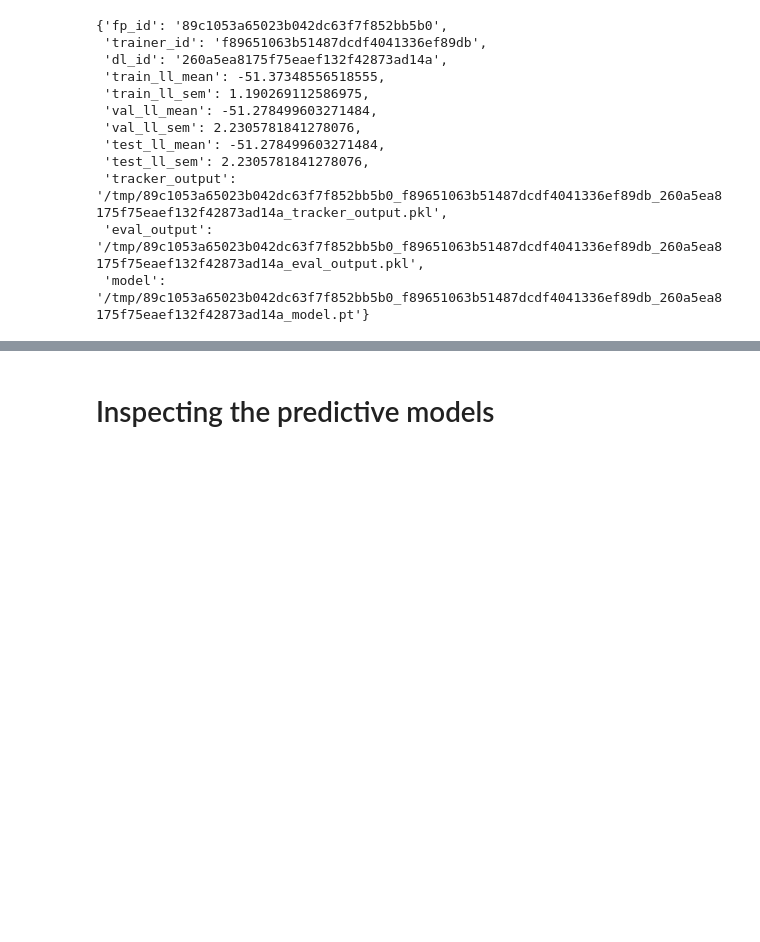
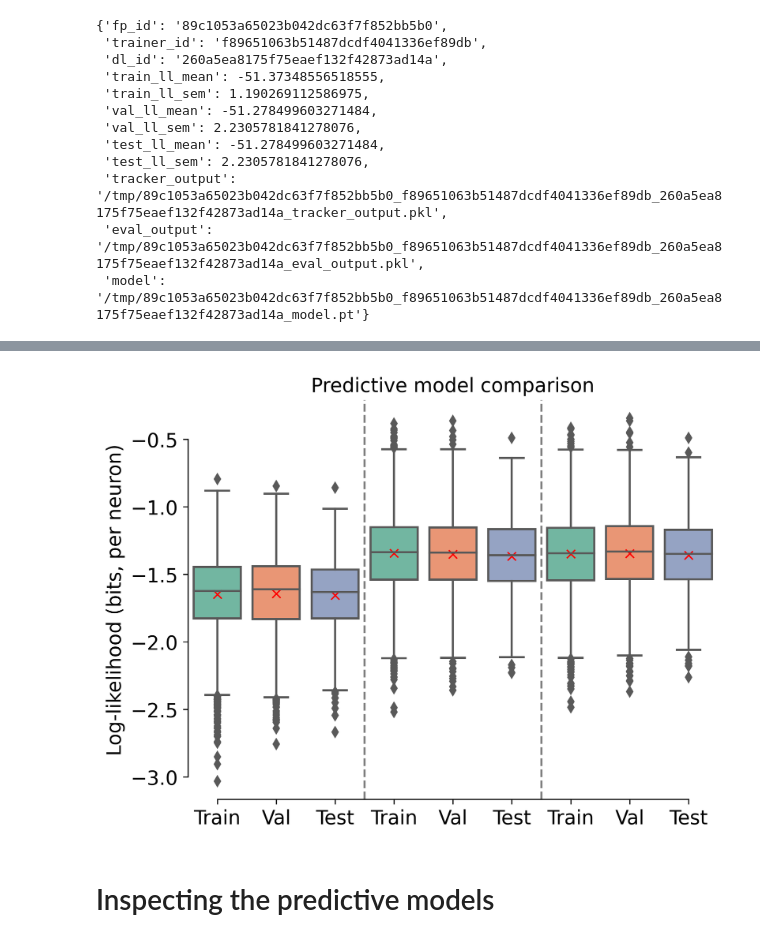
Before and after one commit to suhasshrinivasan/task-transfer, a Jupyter notebook: experiments/learning/evaluate_predictive_models.ipynb, the cells around one changed output, grey strips where cells are left out. Drawn from its saved outputs; the diff is of its cells as text; code cells hidden in the pictures; blank space fills up the shorter version.

```diff
--- a/experiments/learning/evaluate_predictive_models.ipynb
+++ b/experiments/learning/evaluate_predictive_models.ipynb
@@ -43,6 +49,7 @@ best_prior
 # %%
 best_si_model = torch.load(best_si["model"], map_location="cpu")
 best_sbv_model = torch.load(best_sbv["model"], map_location="cpu")
+best_prior_model = torch.load(best_prior["model"], map_location="cpu")
 # %%
 train_logls = [best_si["train_ll_mean"], best_sbv["train_ll_mean"], best_prior["train_ll_mean"]]
 val_logls = [best_si["val_ll_mean"], best_sbv["val_ll_mean"], best_prior["val_ll_mean"]]
@@ -65,0 +84,7 @@ ax.fill_between(x, [test_logls[i] - test_logls_sems[i] for i in range(3)][::-1],
+# %%
+train_loader, val_loader, test_loader = build_dataloaders(
+    data_fname=data_loader_args["data_fname"],
+    train_prop=data_loader_args["train_prop"],
+    val_prop=data_loader_args["val_prop"],
+    batch_size=128,
+)
@@ -66,3 +190,51 @@ ax.fill_between(x, [test_logls[i] - test_logls_sems[i] for i in range(3)][::-1],
+# %%
+data = [
+    train_lp_prior,
+    val_lp_prior,
+    test_lp_prior,
+    train_lp_si,
+    val_lp_si,
+    test_lp_si,
+    train_lp_sbv,
+    val_lp_sbv,
+    test_lp_sbv,
+]
+labels = [
+    "Train",
+    "Val",
+    "Test",
+    "Train",
+    "Val",
+    "Test",
+    "Train",
+    "Val",
+    "Test",
+]
+palette = ["#66c2a5", "#fc8d62", "#8da0cb"] * 3
+
+# Creating a boxplot
+fig, ax = plt.subplots(dpi=300)
+ax = sns.boxplot(data=data, palette=palette)
+# add mean values
+for i, value in enumerate(data):
+#     ax.text(i + 0.3, value.mean() + 0.5, f"{value.mean():.2f}", ha="center", va="bottom", fontsize=8)
+#     # add a red dot
+    ax.plot(i, value.mean(), "rx")
+ax.set_xticklabels(labels)
+ax.set_title("Predictive model comparison", fontsize=14)
+ax.set_ylabel("Log-likelihood (bits, per neuron)", fontsize=14)
+ax.tick_params(axis="both", which="major", labelsize=14)
+for tick in range(len(labels)):
+    if tick % 3 == 0 and tick != 0:
+        ax.axvline(tick - 0.5, ls="--", color="grey")
+# ax.set_yticks(range(-100, 0, 10))
+sns.despine(ax=ax, trim=True)
+plt.tight_layout()
+
+# Display the plot
+plt.show()
+# %% [output]
+[figure, added]
 # %% [markdown]
 # Inspecting the predictive models
 # %% [markdown]
```
Also changed, not shown: parts of 16 cells of this notebook, 13 other files.
